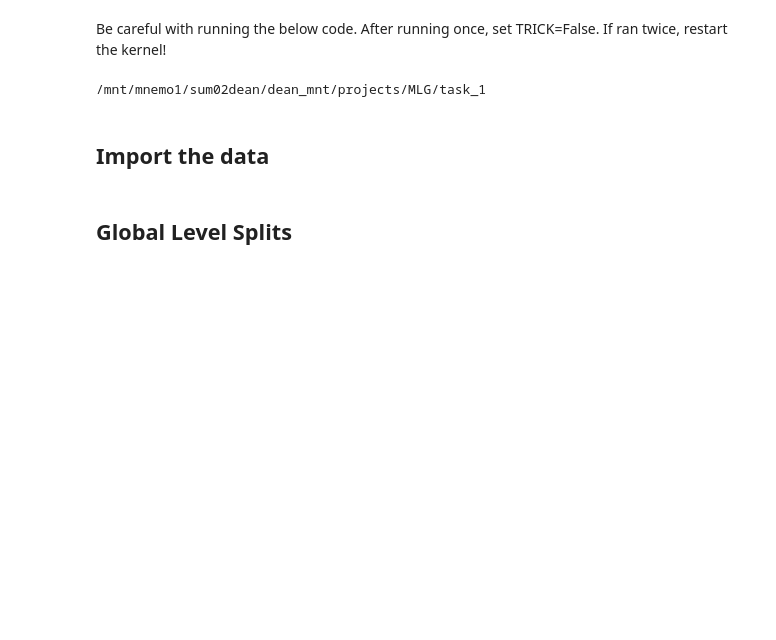
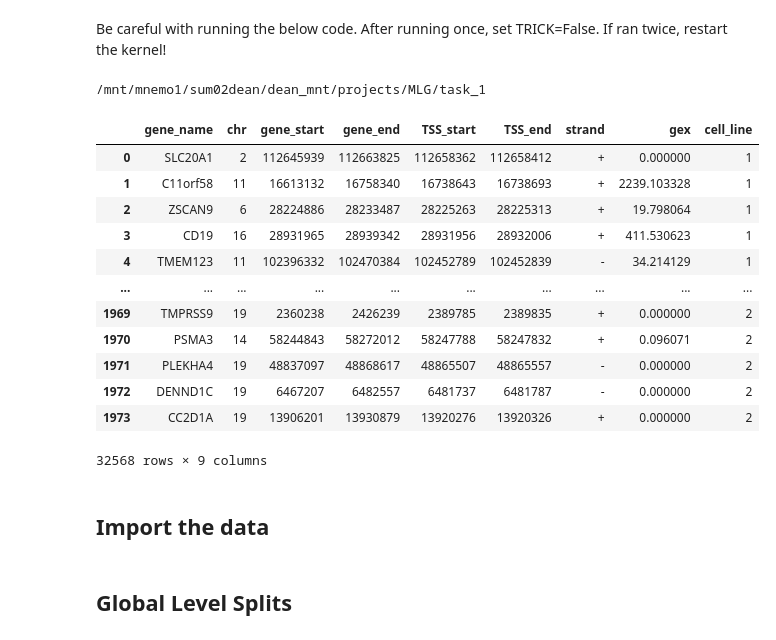
Before and after one commit to Sum02dean/MLG, a Jupyter notebook: task_1/notebooks/covariate_shift.ipynb, the cells around one changed output. Drawn from its saved outputs; the diff is of its cells as text; code cells hidden in the pictures; blank space fills up the shorter version.

```diff
--- a/task_1/notebooks/covariate_shift.ipynb
+++ b/task_1/notebooks/covariate_shift.ipynb
@@ -23,6 +23,26 @@ if TRICK:
     %cd ..
 # %% [output]
 /mnt/mnemo1/sum02dean/dean_mnt/projects/MLG/task_1
+# %%
+# Get data
+all_genes = load_train_genes()
+train_chr = get_train_chr()
+df = filter_genes_by_chr(all_genes, train_chr)
+df
+# %% [output]
+|  | gene_name | chr | gene_start | gene_end | TSS_start | TSS_end | strand | gex | cell_line |
+| 0 | SLC20A1 | 2 | 112645939 | 112663825 | 112658362 | 112658412 | + | 0.000000 | 1 |
+| 1 | C11orf58 | 11 | 16613132 | 16758340 | 16738643 | 16738693 | + | 2239.103328 | 1 |
+| 2 | ZSCAN9 | 6 | 28224886 | 28233487 | 28225263 | 28225313 | + | 19.798064 | 1 |
+| 3 | CD19 | 16 | 28931965 | 28939342 | 28931956 | 28932006 | + | 411.530623 | 1 |
+| 4 | TMEM123 | 11 | 102396332 | 102470384 | 102452789 | 102452839 | - | 34.214129 | 1 |
+| ... | ... | ... | ... | ... | ... | ... | ... | ... | ... |
+| 1969 | TMPRSS9 | 19 | 2360238 | 2426239 | 2389785 | 2389835 | + | 0.000000 | 2 |
+| 1970 | PSMA3 | 14 | 58244843 | 58272012 | 58247788 | 58247832 | + | 0.096071 | 2 |
+| 1971 | PLEKHA4 | 19 | 48837097 | 48868617 | 48865507 | 48865557 | - | 0.000000 | 2 |
+| 1972 | DENND1C | 19 | 6467207 | 6482557 | 6481737 | 6481787 | - | 0.000000 | 2 |
+| 1973 | CC2D1A | 19 | 13906201 | 13930879 | 13920276 | 13920326 | + | 0.000000 | 2 |
+32568 rows × 9 columns
 # %% [markdown]
 ## Import the data
 # %%
```
Also changed, not shown: parts of 8 cells of this notebook, 7 other files.
